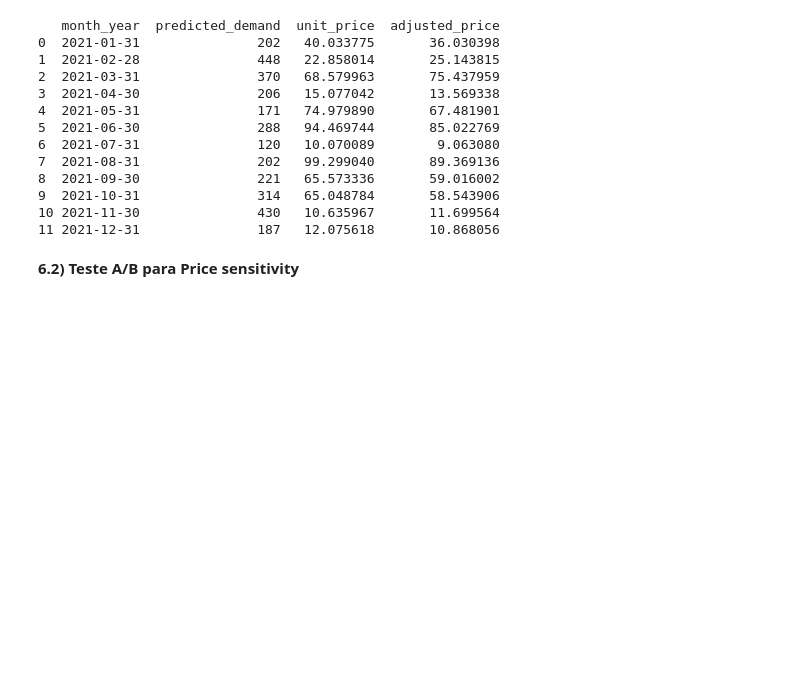
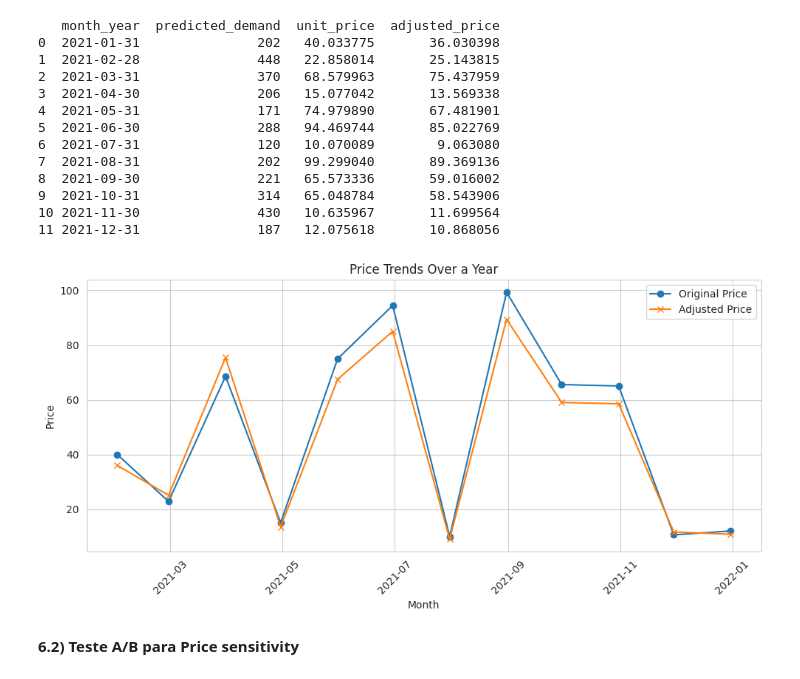
Before and after one commit to Janainareisnascimento/SBF-Group-cases, a Jupyter notebook: SBFGroup_Case_JanainaReis.ipynb, the cells around one changed output. Drawn from its saved outputs; the diff is of its cells as text; code cells hidden in the pictures; blank space fills up the shorter version.

```diff
--- a/SBFGroup_Case_JanainaReis.ipynb
+++ b/SBFGroup_Case_JanainaReis.ipynb
@@ -698,6 +713,38 @@ print(forecasted_demand[['month_year', 'predicted_demand', 'unit_price', 'adjust
 9  2021-10-31               314   65.048784       58.543906
 10 2021-11-30               430   10.635967       11.699564
 11 2021-12-31               187   12.075618       10.868056
+# %%
+import pandas as pd
+import numpy as np
+import matplotlib.pyplot as plt
+
+np.random.seed(42)
+forecasted_demand = pd.DataFrame({
+    'month_year': pd.date_range(start='2021-01-01', periods=12, freq='M'),
+    'predicted_demand': np.random.randint(100, 500, size=12),
+    'unit_price': np.random.uniform(10, 100, size=12)
+})
+
+forecasted_demand['adjusted_price'] = np.where(
+    forecasted_demand['predicted_demand'] > forecasted_demand['predicted_demand'].quantile(0.75),
+    forecasted_demand['unit_price'] * 1.1,  # Increase price by 10% during high demand
+    forecasted_demand['unit_price'] * 0.9   # Decrease price by 10% during low demand
+)
+
+# Plotting
+plt.figure(figsize=(10, 5))
+plt.plot(forecasted_demand['month_year'], forecasted_demand['unit_price'], label='Original Price', marker='o')
+plt.plot(forecasted_demand['month_year'], forecasted_demand['adjusted_price'], label='Adjusted Price', marker='x')
+plt.title('Price Trends Over a Year')
+plt.xlabel('Month')
+plt.ylabel('Price')
+plt.legend()
+plt.grid(True)
+plt.xticks(rotation=45)
+plt.tight_layout()
+plt.show()
+# %% [output]
+[figure, added]
 # %% [markdown]
 **6.2) Teste A/B para Price sensitivity**
 # %%
```
Also changed, not shown: parts of 7 cells of this notebook.
